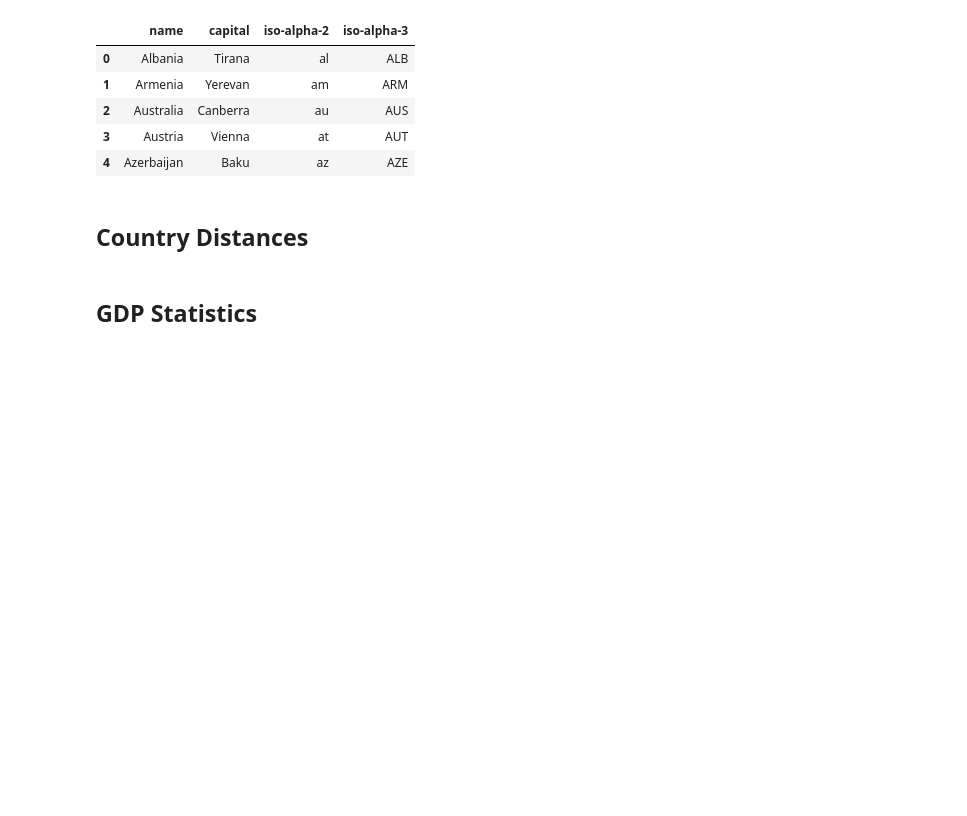
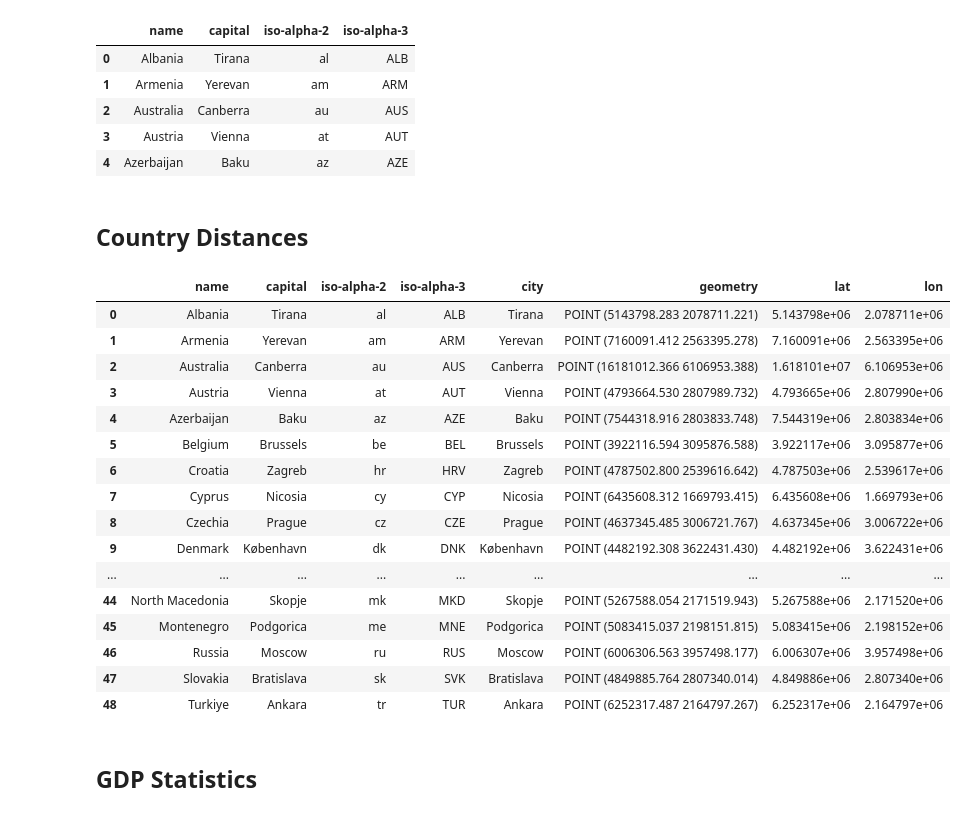
Before and after one commit to kluedemann/eurovision-voting-analysis, a Jupyter notebook: src/data_processing.ipynb, the cells around one changed output. Drawn from its saved outputs; the diff is of its cells as text; code cells hidden in the pictures; blank space fills up the shorter version.

```diff
--- a/src/data_processing.ipynb
+++ b/src/data_processing.ipynb
@@ -108,6 +113,25 @@ european_cities['lon'] = european_cities["geometry"].y
 european_cities = european_cities.rename(columns={"name":"city"})
 # %%
 merged_countries = merged_countries.merge(european_cities, left_on="capital", right_on="city")
+merged_countries
+# %% [output]
+|  | name | capital | iso-alpha-2 | iso-alpha-3 | city | geometry | lat | lon |
+| 0 | Albania | Tirana | al | ALB | Tirana | POINT (5143798.283 2078711.221) | 5.143798e+06 | 2.078711e+06 |
+| 1 | Armenia | Yerevan | am | ARM | Yerevan | POINT (7160091.412 2563395.278) | 7.160091e+06 | 2.563395e+06 |
+| 2 | Australia | Canberra | au | AUS | Canberra | POINT (16181012.366 6106953.388) | 1.618101e+07 | 6.106953e+06 |
+| 3 | Austria | Vienna | at | AUT | Vienna | POINT (4793664.530 2807989.732) | 4.793665e+06 | 2.807990e+06 |
+| 4 | Azerbaijan | Baku | az | AZE | Baku | POINT (7544318.916 2803833.748) | 7.544319e+06 | 2.803834e+06 |
+| 5 | Belgium | Brussels | be | BEL | Brussels | POINT (3922116.594 3095876.588) | 3.922117e+06 | 3.095877e+06 |
+| 6 | Croatia | Zagreb | hr | HRV | Zagreb | POINT (4787502.800 2539616.642) | 4.787503e+06 | 2.539617e+06 |
+| 7 | Cyprus | Nicosia | cy | CYP | Nicosia | POINT (6435608.312 1669793.415) | 6.435608e+06 | 1.669793e+06 |
+| 8 | Czechia | Prague | cz | CZE | Prague | POINT (4637345.485 3006721.767) | 4.637345e+06 | 3.006722e+06 |
+| 9 | Denmark | København | dk | DNK | København | POINT (4482192.308 3622431.430) | 4.482192e+06 | 3.622431e+06 |
+| ... | ... | ... | ... | ... | ... | ... | ... | ... |
+| 44 | North Macedonia | Skopje | mk | MKD | Skopje | POINT (5267588.054 2171519.943) | 5.267588e+06 | 2.171520e+06 |
+| 45 | Montenegro | Podgorica | me | MNE | Podgorica | POINT (5083415.037 2198151.815) | 5.083415e+06 | 2.198152e+06 |
+| 46 | Russia | Moscow | ru | RUS | Moscow | POINT (6006306.563 3957498.177) | 6.006307e+06 | 3.957498e+06 |
+| 47 | Slovakia | Bratislava | sk | SVK | Bratislava | POINT (4849885.764 2807340.014) | 4.849886e+06 | 2.807340e+06 |
+| 48 | Turkiye | Ankara | tr | TUR | Ankara | POINT (6252317.487 2164797.267) | 6.252317e+06 | 2.164797e+06 |
 # %% [markdown]
 ## GDP Statistics
 # %%
```
Also changed, not shown: parts of 1 cell of this notebook.
